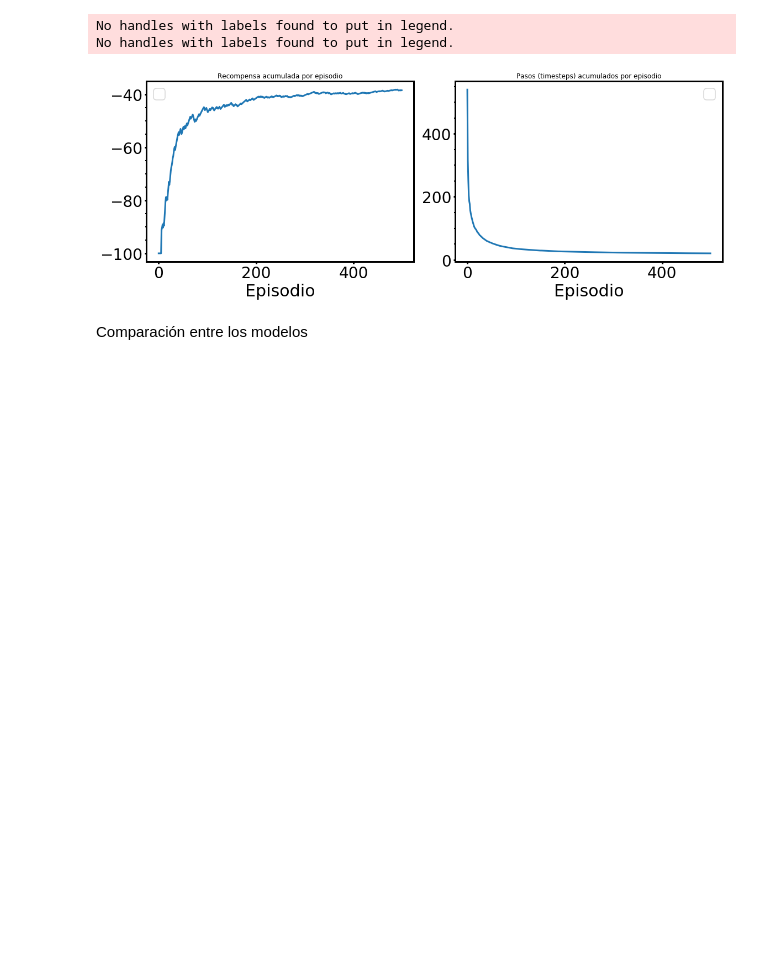
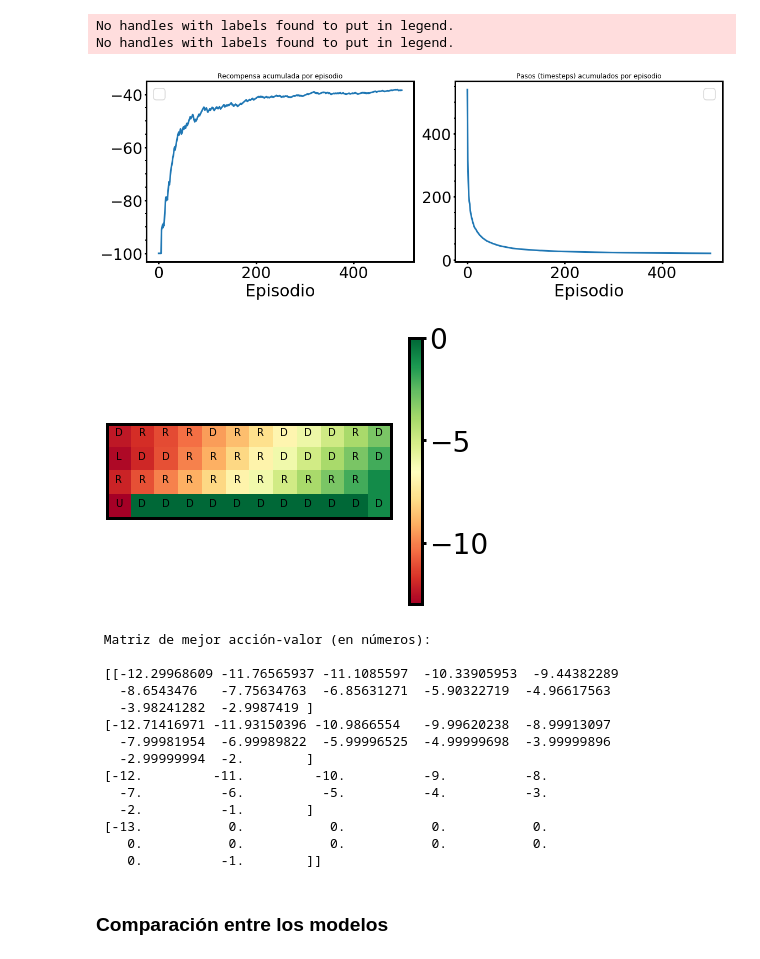
Before and after one commit to nahuelalmeira/reinforcement, a Jupyter notebook: Lab1_Almeira.ipynb, the cells around one changed output. Saved outputs shown, nothing was run; the diff lists cells and outputs as text; code cells hidden in the pictures; blank space fills up the shorter version.

```diff
--- a/Lab1_Almeira.ipynb
+++ b/Lab1_Almeira.ipynb
@@ -256,6 +256,24 @@ plt.show()
 No handles with labels found to put in legend.
 No handles with labels found to put in legend.
 [figure]
+# %%
+draw_value_matrix(q)
+# %% [output]
+[figure, added]
+ Matriz de mejor acción-valor (en números):
+
+ [[-12.29968609 -11.76565937 -11.1085597  -10.33905953  -9.44382289
+   -8.6543476   -7.75634763  -6.85631271  -5.90322719  -4.96617563
+   -3.98241282  -2.9987419 ]
+ [-12.71416971 -11.93150396 -10.9866554   -9.99620238  -8.99913097
+   -7.99981954  -6.99989822  -5.99996525  -4.99999698  -3.99999896
+   -2.99999994  -2.        ]
+ [-12.         -11.         -10.          -9.          -8.
+   -7.          -6.          -5.          -4.          -3.
+   -2.          -1.        ]
+ [-13.           0.           0.           0.           0.
+    0.           0.           0.           0.           0.
+    0.          -1.        ]]
 # %% [markdown]
-Comparación entre los modelos
+### **Comparación entre los modelos**
 # %%
```
Also changed, not shown: parts of 14 cells of this notebook.
